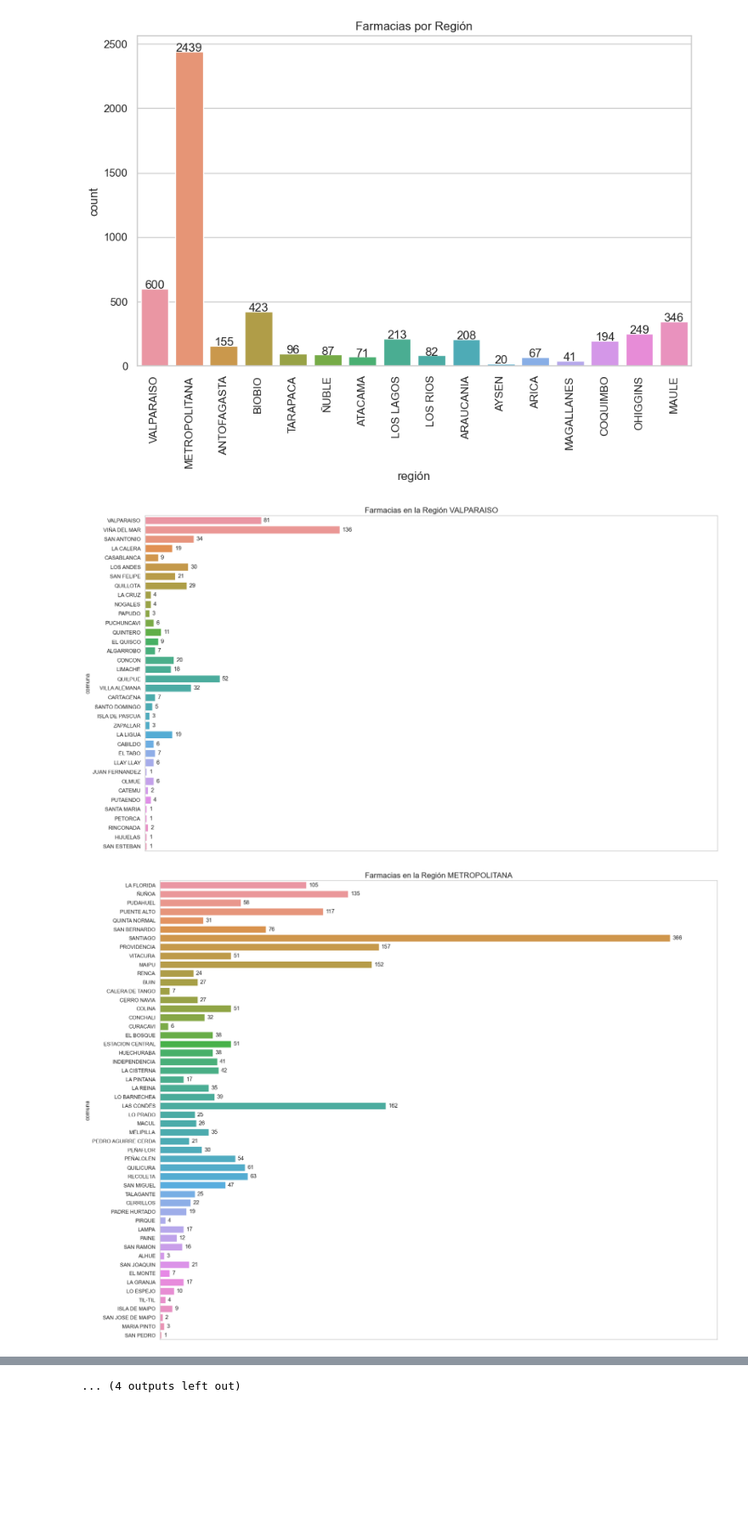
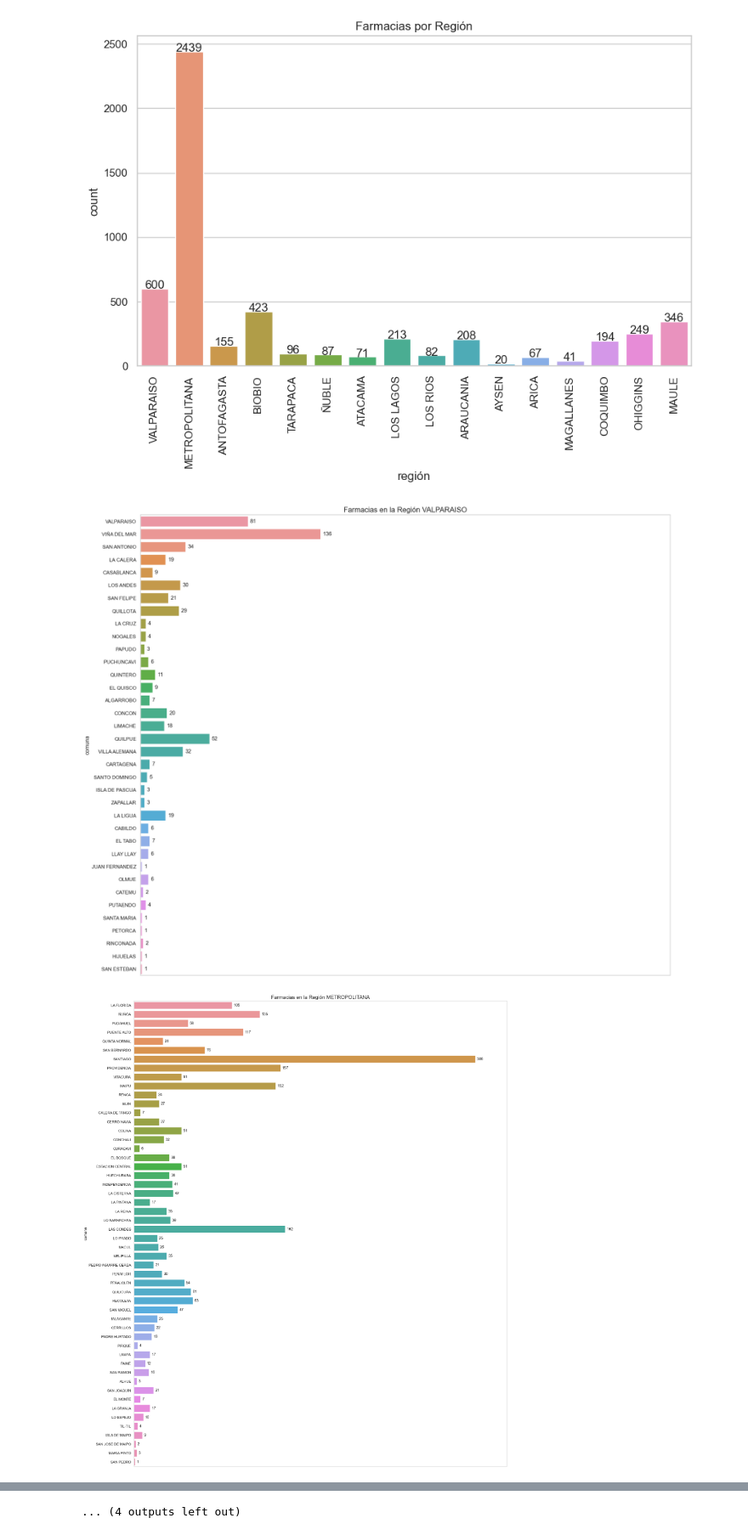
Before and after one commit to Utmite/imt2200-project, a Jupyter notebook: src/Pregunta_3.ipynb, the cells around one changed output, grey strips where cells are left out. Shown at 85% size. Cells and saved outputs as stored; diff of their text form; code cells hidden in the pictures; blank space fills up the shorter version.

```diff
--- a/src/Pregunta_3.ipynb
+++ b/src/Pregunta_3.ipynb
@@ -156,9 +158,6 @@ df_farmacias.loc[:,"código_región"] = df_farmacias.loc[:,"código_comuna"].map
 df_farmacias.dropna(subset="Comuna", inplace=True)
 df_farmacias["código_comuna"] = df_farmacias["código_comuna"].astype("int")
 #df_farmacias["código_provincia"] = df_farmacias["código_provincia"].astype("int")
-# %%
-nuevos_nombres = {columna: modificar_nombre_columna(columna) for columna in df_farmacias.columns}
-df_farmacias.rename(columns=nuevos_nombres, inplace=True)
 # %%
 import warnings
 
@@ -174,30 +173,20 @@ plt.show()
 # %% [output]
 [figure]
 # %%
-#warnings.resetwarnings()
-
 regiones_unicas = df_farmacias['región'].unique()
 
-# Itera a través de las regiones y crea un gráfico para cada una
 for region in regiones_unicas:
-    plt.figure(figsize=(21, 0.4 + len(df_farmacias[df_farmacias["región"] == region]["comuna"].unique()) // 3))
+    plt.figure(figsize=(21, 0.4 + len(df_farmacias[df_farmacias["región"] == region]["comuna"].unique()) / 2))
     ax = sns.countplot(data=df_farmacias[df_farmacias['región'] == region], y="comuna")
 
-    # Anotar el número de farmacias al final de cada barra
     for p in ax.patches:
         ax.annotate(f'{int(p.get_width())}', (p.get_width(), p.get_y() + p.get_height() / 2.),
                     ha='left', va='center', xytext=(5, 0), textcoords='offset points')
 
     plt.title(f'Farmacias en la Región {region}', fontsize=16)
-    #plt.xticks(rotation=90)
-
-    # Establecer límites del eje x
     plt.xlim(0, 400)
-
-    # Ocultar el eje x y las etiquetas
     ax.xaxis.set_visible(False)
-
     plt.show()
 # %% [output]
-[figure, old version]
+[figure, new version]
-[figure, old version]
+[figure, new version]
```
Also changed, not shown: parts of 7 cells of this notebook.
